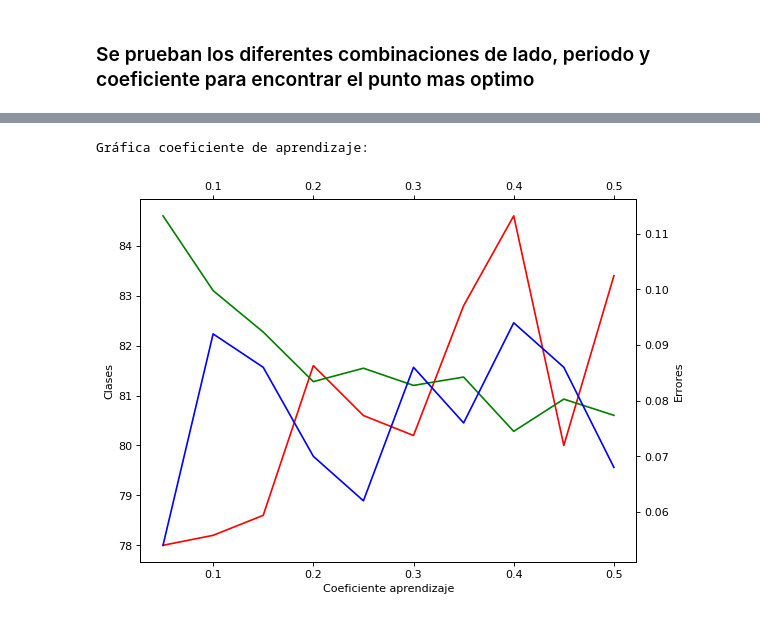
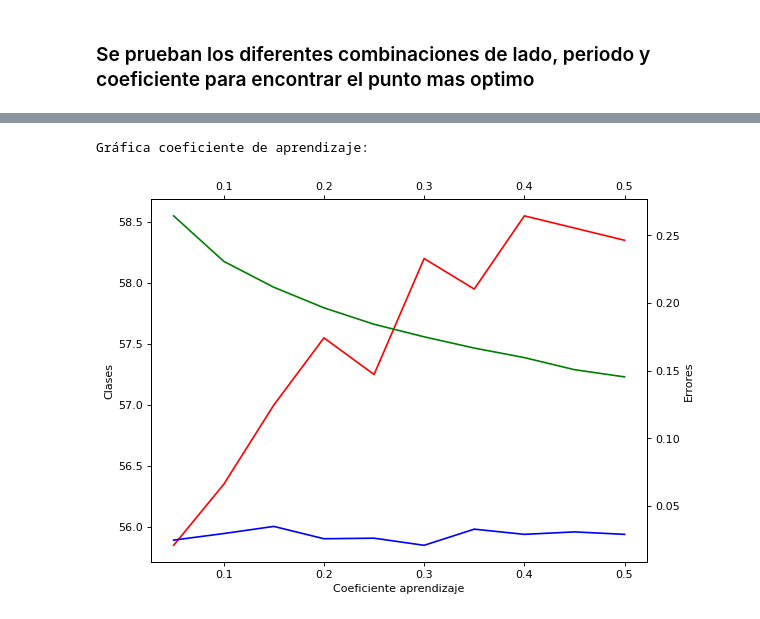
Before and after one commit to niiixx/pr1_colores_IAII, a Jupyter notebook: pokemon/AutomatizadorPokemons.ipynb, the cells around one changed output, grey strips where cells are left out. Drawn from its saved outputs; the diff is of its cells as text; code cells hidden in the pictures.

Commit message:
Precision = 20 periodo

```diff
--- a/pokemon/AutomatizadorPokemons.ipynb
+++ b/pokemon/AutomatizadorPokemons.ipynb
@@ -229,7 +229,7 @@ def Clasificacion(pokemon , matriz_pesos):
 #    datosClasificar = datosAR
 #datosClasificar = np.transpose(datosClasificar)
 
-Mapa_Activacion, Mapa_Clasificacion, Mapa_Distancias, N_Clases = Clasificacion(datosClasificar, matriz_pesos)
+#Mapa_Activacion, Mapa_Clasificacion, Mapa_Distancias, N_Clases = Clasificacion(datosClasificar, matriz_pesos)
 # Funcion para calcular el error de cuantificacion dado un mapa de Distancias
 def Calcular_err_cuantificacion(Mapa_Distancias):
     ListaDistancia = []
@@ -300,7 +299,8 @@ learning_rate_mat = [float(i/100) for i in range(5,51,5)] # de 0.05 a 0.5 guarda
 clase_graf = []
 cuant_graf = []
 topo_graf = []
-precision = 5 # queremos que los datos resultantes sean la media entre x resultados obtenidos ya que son aleatorios
+precision = 20 # queremos que los datos resultantes sean la media entre x resultados obtenidos ya que son aleatorios
+datosClasificar = datosAR
 for i in lado_mapa_mat:
     # Guardo los datos en concreto:
     lado_mapa = i
@@ -357,12 +356,12 @@ TypeError: Entrenar() takes 0 positional arguments but 1 was given
 # ---------------------------------------------------------------------------------------------------------------------------------------
 # Ahora que podemos ver que lado de la capa de kohonen, vemos qué coeficiente de aprendizage es mas eficaz (lo introducimos lo primero)
 # ---------------------------------------------------------------------------------------------------------------------------------------
-lado = 25
+lado = 30
 
 clase_graf = []
 cuant_graf = []
 topo_graf = []
-precision = 5 # queremos que los datos resultantes sean la media entre x resultados obtenidos ya que son aleatorios
+precision = 20 # queremos que los datos resultantes sean la media entre x resultados obtenidos ya que son aleatorios
 for i in learning_rate_mat:
     # Guardo los datos en concreto:
     lado_mapa = lado
@@ -386,34 +385,34 @@ for i in learning_rate_mat:
         listaX = []
         for pokemon in datosClasificar:
             listaX.append(calcular_err_topologico(pokemon,matriz_pesos))
         # Calculamos la Media
         errTopo.append(sum(listaX) / len(listaX))
     # Hacemos la media de los 5 elementos
     num_clase = np.mean(num_clase)
     errCuant = np.mean(errCuant)
     errTopo = np.mean(errTopo)
     # Guardo todo en las matrices
     clase_graf.append(num_clase)
     cuant_graf.append(errCuant)
     topo_graf.append(errTopo)
 
 print("Gráfica coeficiente de aprendizaje:")
 figure(figsize=(8, 6), dpi=80)
 plt.xlabel('Coeficiente aprendizaje')
 plt.ylabel('Clases')
 # Influencia del Coeficiente en número de clases
 linea_clases = plt.plot(learning_rate_mat,clase_graf,'r')
 plt.twinx()
 # Influencia del Coeficiente en errores
 plt.ylabel('Errores')
 # Error cuantificable
 linea_cuantificable = plt.plot(learning_rate_mat,cuant_graf,'g')
 plt.twiny()
 # Error topológico
 linea_topologico = plt.plot(learning_rate_mat,topo_graf,'b')
 # %% [output]
 Gráfica coeficiente de aprendizaje:
-[figure, old version]
+[figure, new version]
 # %%
 # ------------------------------------------------------------------------------------------------------------
 # Ahora ya sabemos el tamaño del lado y el coeficiente de aprendizaje mas óptimo, queda averiguar el periodo
```
Also changed, not shown: parts of 5 cells of this notebook, 4 other files.
